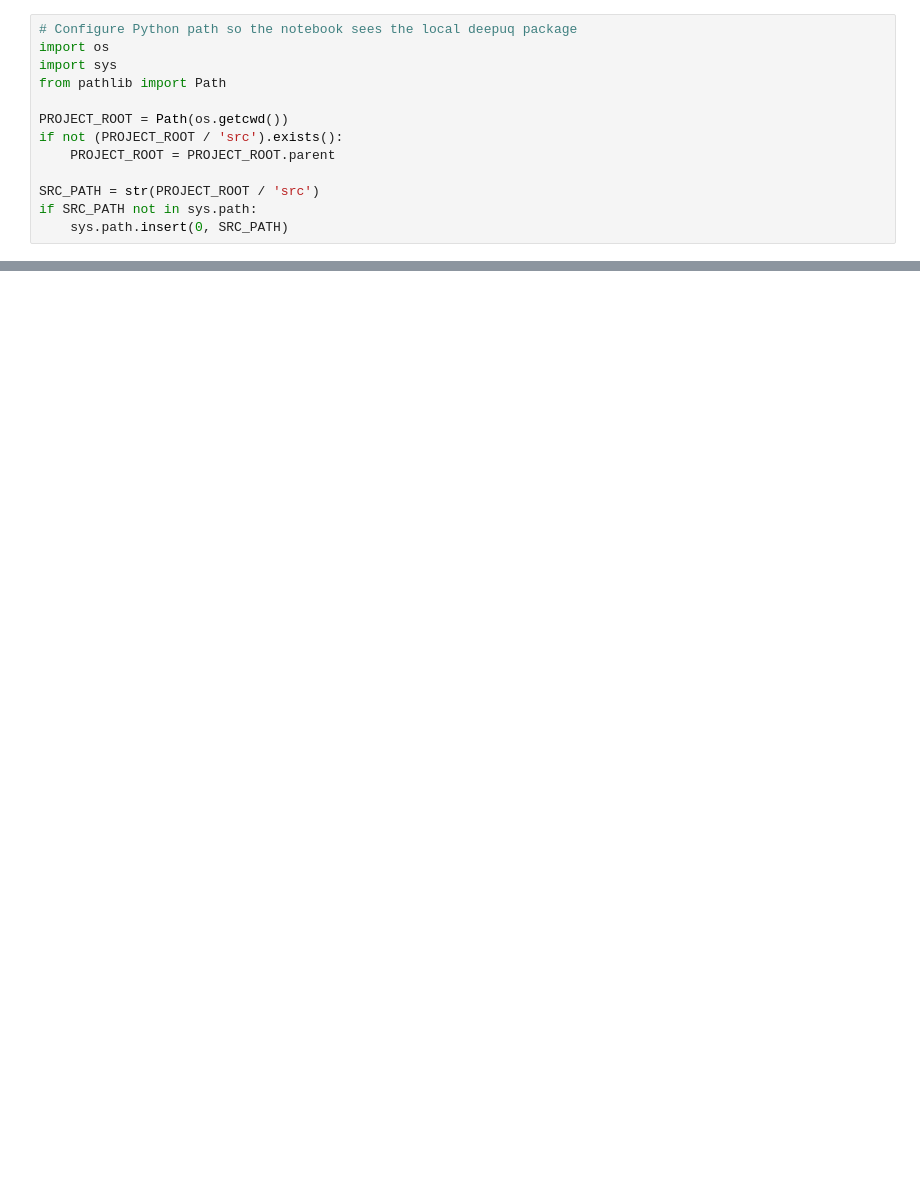
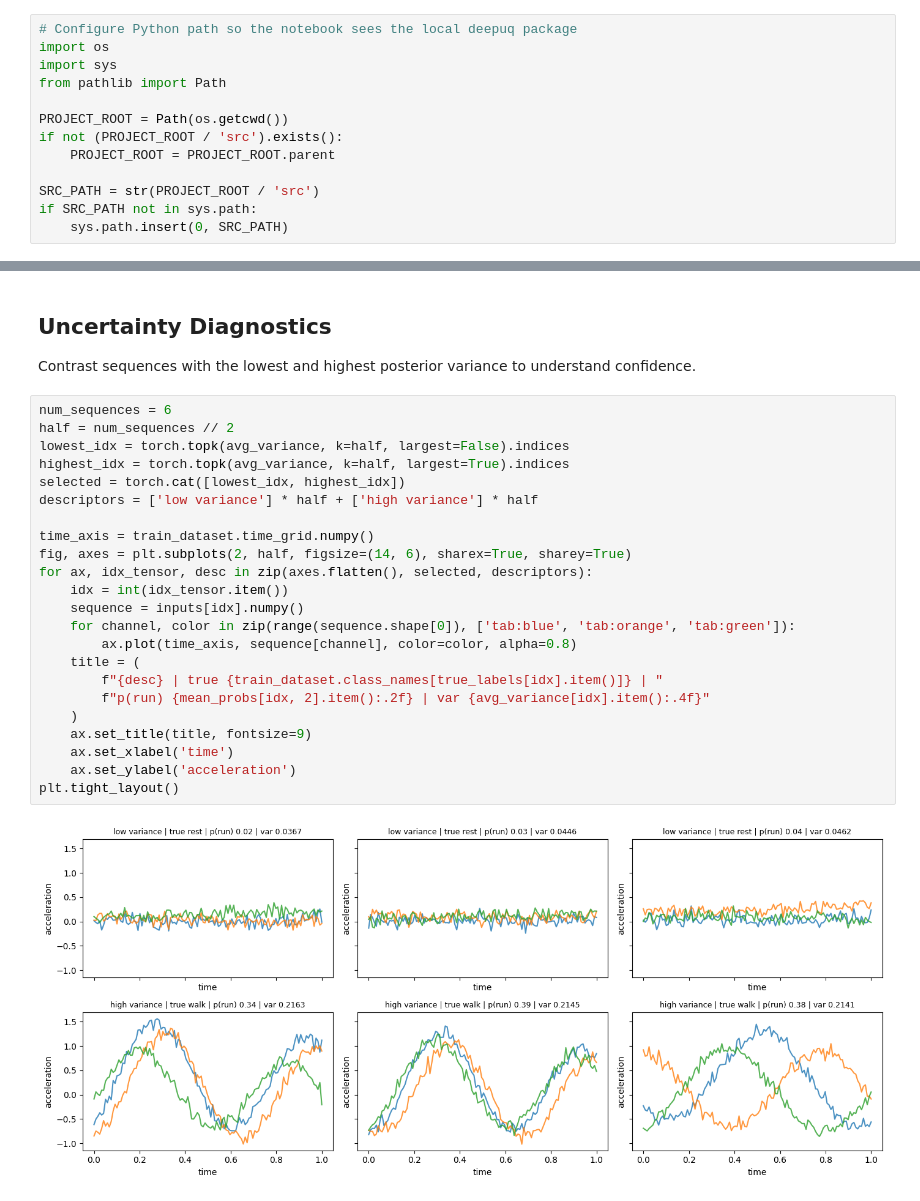
Before and after one commit to Vispikarkaria/Deep-UQ, a Jupyter notebook: notebooks/SGLD_Tutorial.ipynb, the cells around one changed output, grey strips where cells are left out. Saved outputs shown, nothing was run; the diff lists cells and outputs as text; blank space fills up the shorter version.

```diff
--- a/notebooks/SGLD_Tutorial.ipynb
+++ b/notebooks/SGLD_Tutorial.ipynb
@@ -81,0 +379,28 @@ print('First example variance:', var_probs[0])
+# %% [markdown]
+## Uncertainty Diagnostics
+Contrast sequences with the lowest and highest posterior variance to understand confidence.
+# %%
+num_sequences = 6
+half = num_sequences // 2
+lowest_idx = torch.topk(avg_variance, k=half, largest=False).indices
+highest_idx = torch.topk(avg_variance, k=half, largest=True).indices
+selected = torch.cat([lowest_idx, highest_idx])
+descriptors = ['low variance'] * half + ['high variance'] * half
+
+time_axis = train_dataset.time_grid.numpy()
+fig, axes = plt.subplots(2, half, figsize=(14, 6), sharex=True, sharey=True)
+for ax, idx_tensor, desc in zip(axes.flatten(), selected, descriptors):
+    idx = int(idx_tensor.item())
+    sequence = inputs[idx].numpy()
+    for channel, color in zip(range(sequence.shape[0]), ['tab:blue', 'tab:orange', 'tab:green']):
+        ax.plot(time_axis, sequence[channel], color=color, alpha=0.8)
+    title = (
+        f"{desc} | true {train_dataset.class_names[true_labels[idx].item()]} | "
+        f"p(run) {mean_probs[idx, 2].item():.2f} | var {avg_variance[idx].item():.4f}"
+    )
+    ax.set_title(title, fontsize=9)
+    ax.set_xlabel('time')
+    ax.set_ylabel('acceleration')
+plt.tight_layout()
+# %% [output]
+[figure, added]
```
Also changed, not shown: parts of 33 cells of this notebook, 9 other files.
